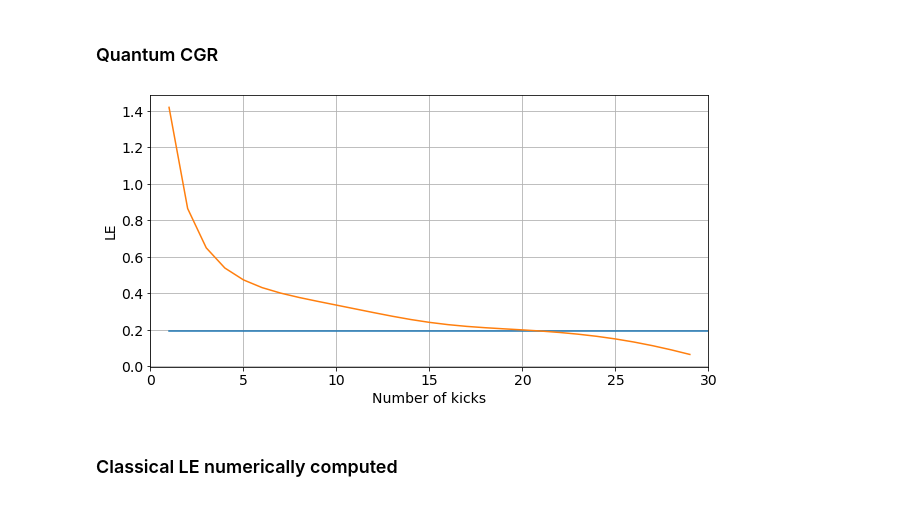
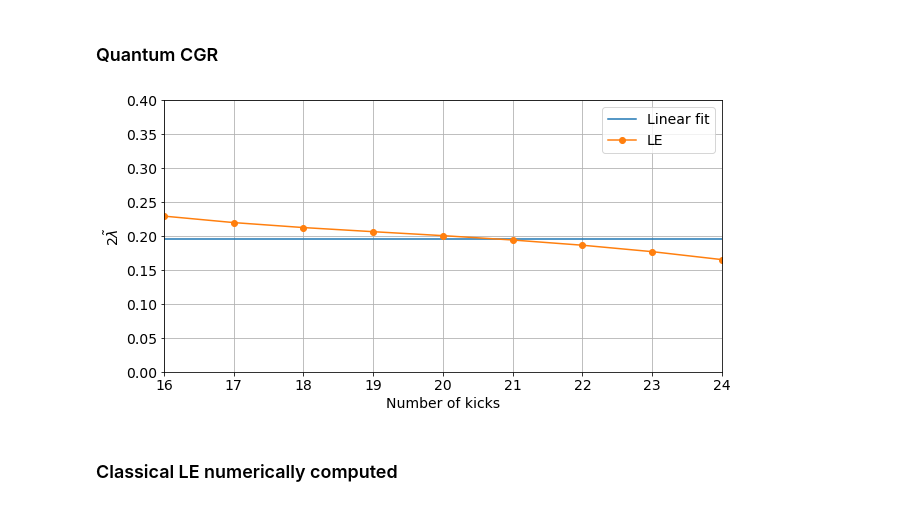
Before and after one commit to CleliaCorridori/OTOC-growth-rate-and-Lyapunov-Exponent-to-inspect-classical-and-quantum-chaos, a Jupyter notebook: CGRandLE.ipynb, the cells around one changed output. Drawn from its saved outputs; the diff is of its cells as text; code cells hidden in the pictures.

```diff
--- a/CGRandLE.ipynb
+++ b/CGRandLE.ipynb
@@ -96,7 +96,7 @@ if (trials_OTOC<0):
     sys.exit()
 
 # NT relation check
-if(N*T<2**7 or N*T>2**16):
+if(2*N*T<2**7 or 2*N*T>2**16):
     print("N*T out of range! Using T=2**-7 and N=2**14 instead.")
     N=2**14
     T=2**-7
@@ -136,24 +136,24 @@ CGR_Q=quantumCGR_fit(Kick, K, mean_C)
 # %%
 #Plot of an example of the method previous used. We plot the numerical value of the lyapunov exponent for
 #the value of K=0.045 as function of the number of kicks and also the linear fit.
 k_sel=7
 lyap_num=quantumCGR_num(mean_C[:,k_sel],Kick)
 
 plt.figure(figsize=(10,5))
 plt.plot(Kick,ones(len(Kick))*CGR_Q[k_sel]*2, label='Linear fit')
-plt.plot(Kick[:-1],lyap_num,label='LE')
+plt.plot(Kick[:-1],lyap_num,label='LE', marker='o')
 plt.legend(loc='upper right', fontsize='14')
 plt.xlim([0,30])
 plt.xlabel('Number of kicks', size=14)
-plt.ylabel('LE', size=14)
+plt.ylabel(R'$2\tilde{\lambda}$', size=14)
 plt.xticks(size=14)
 plt.yticks(size=14)
-# plt.xlim([16,24])
-# plt.ylim([0,0.4])
+plt.xlim([16,24])
+plt.ylim([0,0.4])
 plt.grid()
-plt.savefig('Q_CGR_K0045TOT.png', dpi=100)
+plt.savefig('Q_CGR_K0045Zoom.png', dpi=100)
 # %% [output]
-[figure, old version]
+[figure, new version]
 # %% [markdown]
 ### Classical LE numerically computed
 # %%
```
Also changed, not shown: 2 other files.
